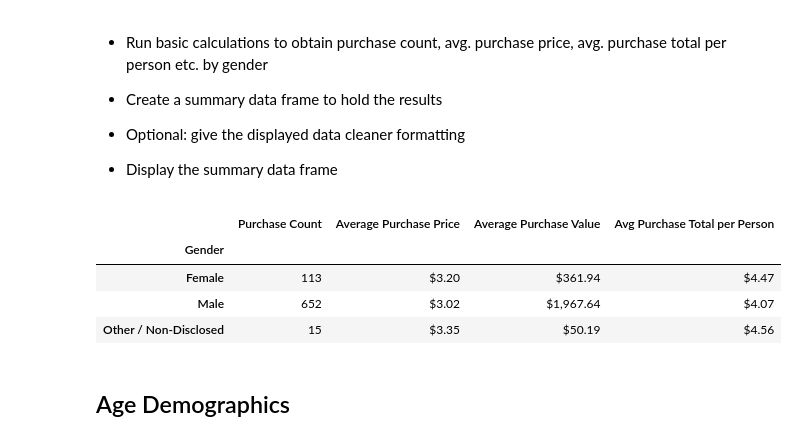
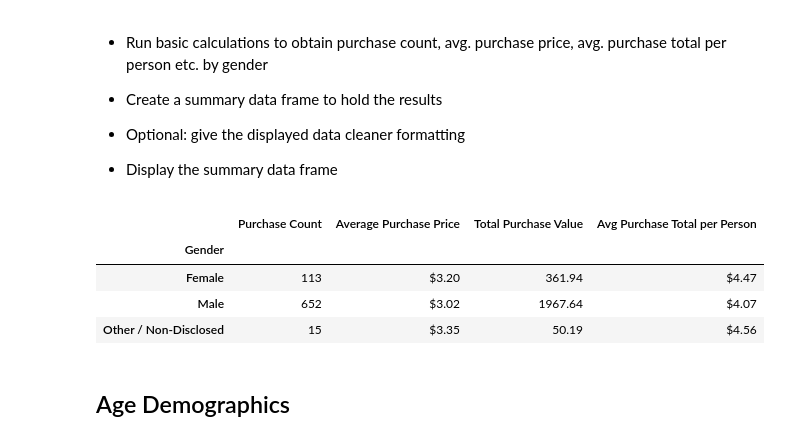
Before and after one commit to skalavar/Pandas, a Jupyter notebook: HeroesOfPymoli/HeroesOfPymoli_HeroesOfPymoli_starter.ipynb, the cells around one changed output. Saved outputs shown, nothing was run; the diff lists cells and outputs as text; code cells hidden in the pictures.

```diff
--- a/HeroesOfPymoli/HeroesOfPymoli_HeroesOfPymoli_starter.ipynb
+++ b/HeroesOfPymoli/HeroesOfPymoli_HeroesOfPymoli_starter.ipynb
@@ -117,35 +117,35 @@ gender_demographics.sort_values(["Total Count"], ascending = False).style.format
 # %%
 # Count the total purchases by gender
 purchase_count = gender_stats["Purchase ID"].count()
 
 # Average purchase prices by gender
 avg_purchase_price = gender_stats["Price"].mean()
 
 # Average purchase total by gender
 avg_purchase_total = gender_stats["Price"].sum()
 
 # Average purchase total by gender divivded by purchase count by unique shoppers
 avg_purchase_per_person = avg_purchase_total/total_count_gender
 
 # Create data frame with obtained values
 gender_demographics = pd.DataFrame({"Purchase Count": purchase_count,
                                     "Average Purchase Price": avg_purchase_price,
-                                    "Average Purchase Value":avg_purchase_total,
+                                    "Total Purchase Value":avg_purchase_total,
                                     "Avg Purchase Total per Person": avg_purchase_per_person})
 
 # Provide index in top left as "Gender"
 gender_demographics.index.name = "Gender"
 
 # Format with currency style
 gender_demographics.style.format({"Average Purchase Value":"${:,.2f}",
                                   "Average Purchase Price":"${:,.2f}",
                                   "Avg Purchase Total per Person":"${:,.2f}"})
 # %% [output]
-|  | Purchase Count | Average Purchase Price | Average Purchase Value | Avg Purchase Total per Person |
+|  | Purchase Count | Average Purchase Price | Total Purchase Value | Avg Purchase Total per Person |
 | Gender |  |  |  |  |
-| Female | 113 | $3.20 | $361.94 | $4.47 |
-| Male | 652 | $3.02 | $1,967.64 | $4.07 |
-| Other / Non-Disclosed | 15 | $3.35 | $50.19 | $4.56 |
+| Female | 113 | $3.20 | 361.94 | $4.47 |
+| Male | 652 | $3.02 | 1967.64 | $4.07 |
+| Other / Non-Disclosed | 15 | $3.35 | 50.19 | $4.56 |
 # %% [markdown]
 ## Age Demographics
 # %% [markdown]
```
Also changed, not shown: parts of 6 cells of this notebook.
